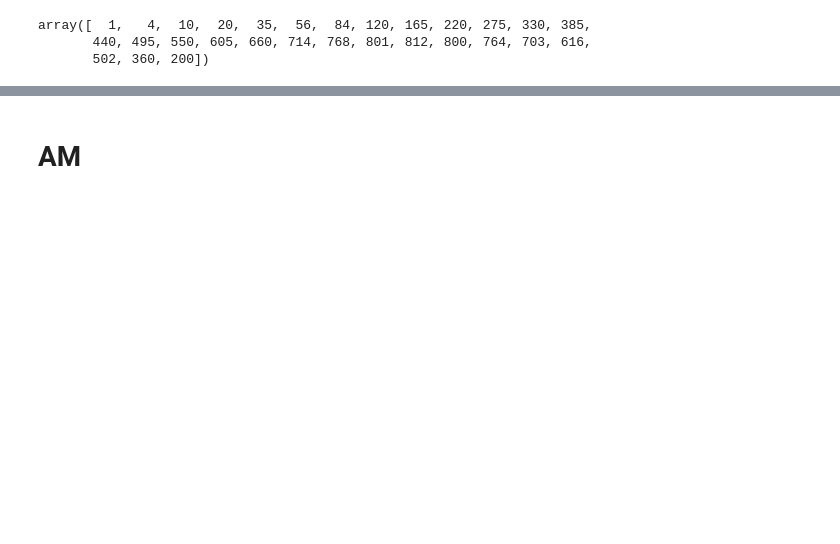
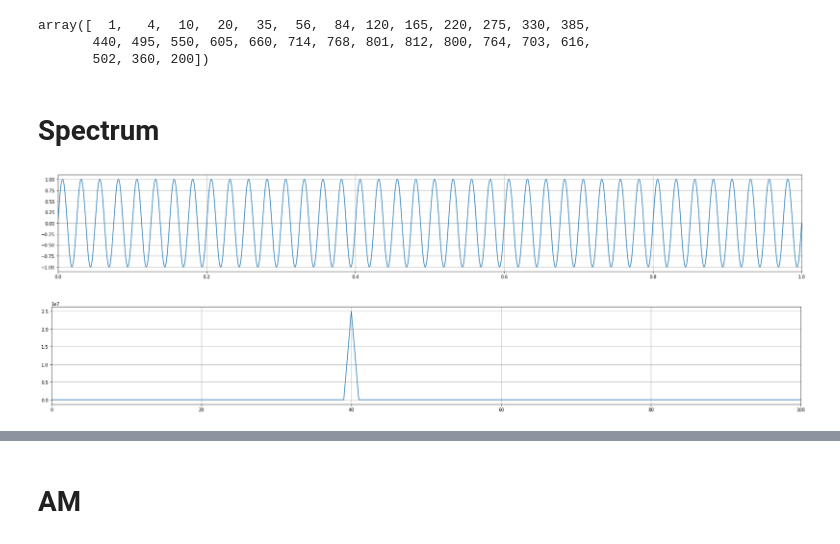
Before and after one commit to aliaksandr-master/dsp-learn, a Jupyter notebook: dsp-01.ipynb, the cells around one changed output, grey strips where cells are left out. Saved outputs shown, nothing was run; the diff lists cells and outputs as text; code cells hidden in the pictures; blank space fills up the shorter version.

```diff
--- a/dsp-01.ipynb
+++ b/dsp-01.ipynb
@@ -163,3 +200,32 @@ np.array(convolution(a, b))
 array([  1,   4,  10,  20,  35,  56,  84, 120, 165, 220, 275, 330, 385,
        440, 495, 550, 605, 660, 714, 768, 801, 812, 800, 764, 703, 616,
        502, 360, 200])
+# %% [markdown]
+# Spectrum
+# %%
+sampling_rate = 10000
+t = np.linspace(0, 1, sampling_rate)
+
+carrier_freq = 40
+
+carrier_signal = np.sin(2*np.pi*carrier_freq*t)
+
+signal_fft = np.fft.rfft(carrier_signal, sampling_rate)
+spectrum = np.square(np.abs(signal_fft))
+
+freq = np.linspace(0, sampling_rate/2, len(signal_fft))
+
+plt.figure(figsize=(30, 4))
+plt.grid()
+plt.xlim((0, 1))
+plt.plot(t, carrier_signal)
+plt.show()
+
+plt.figure(figsize=(30, 4))
+plt.plot(freq, spectrum)
+plt.xlim((0, 100))
+plt.grid()
+plt.show()
+# %% [output]
+[figure, added]
+[figure, added]
```
Also changed, not shown: parts of 11 cells of this notebook.
